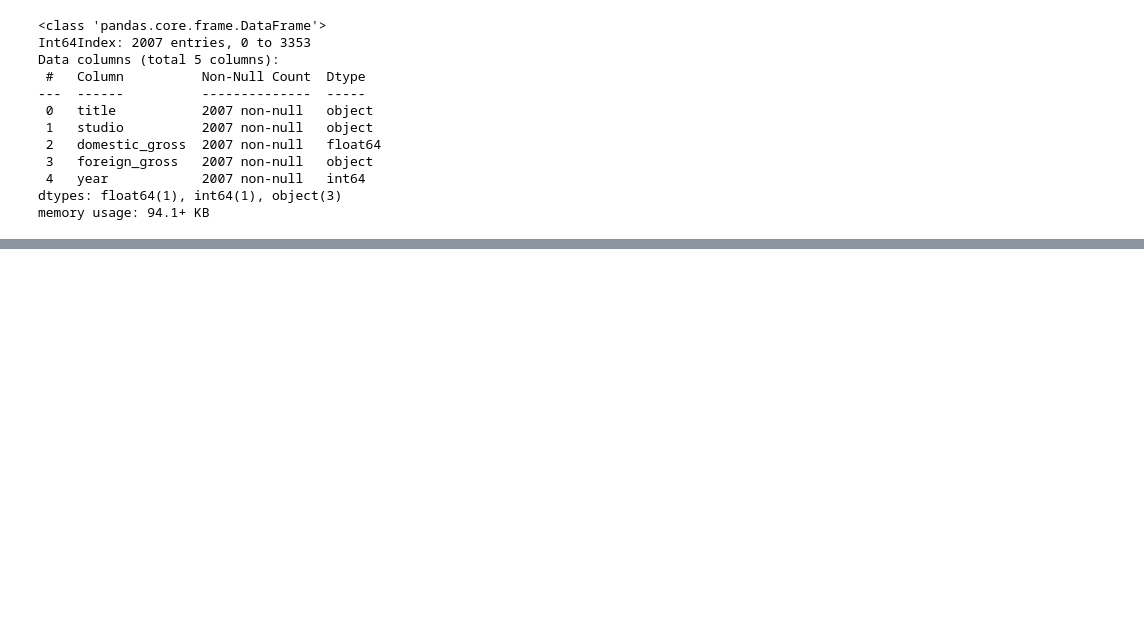
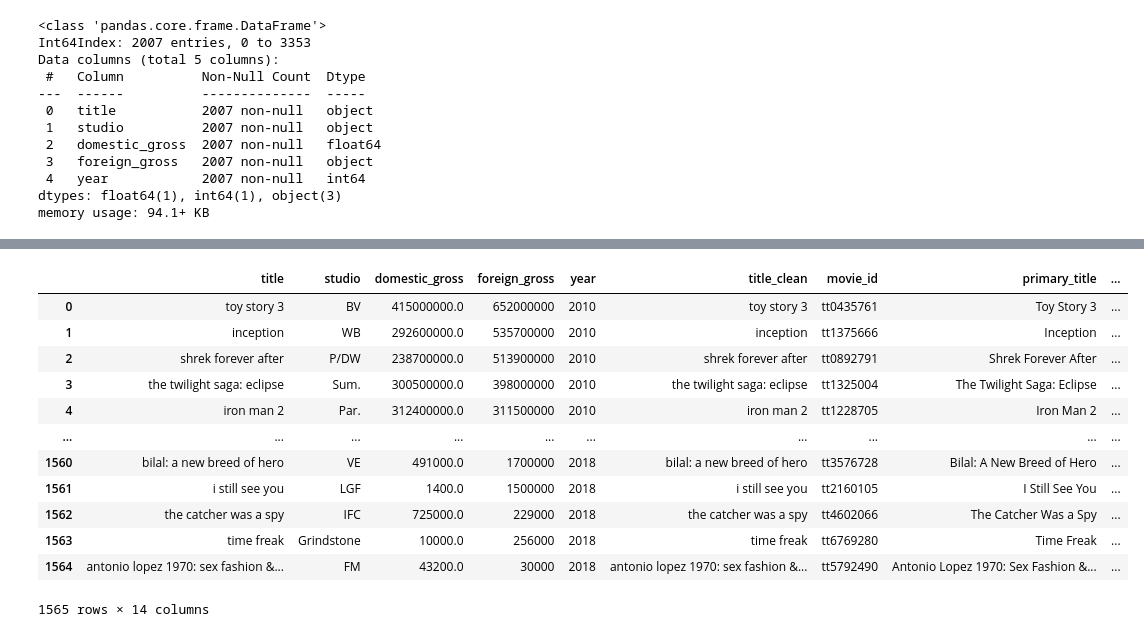
Before and after one commit to tingly-amua/Box-Office-Movie-Analysis, a Jupyter notebook: project.ipynb, the cells around one changed output, grey strips where cells are left out. Drawn from its saved outputs; the diff is of its cells as text; code cells hidden in the pictures; blank space fills up the shorter version.

Commit message:
merge the three datasets, select relevant columns

```diff
--- a/project.ipynb
+++ b/project.ipynb
@@ -214,0 +252,4 @@ memory usage: 6.0+ MB
+# %%
+#merging on 'movie_id' which is similar in both tables
+movies_df = pd.merge(basics_df, ratings_df, on = "movie_id", how = "inner")
+movies_df
@@ -214,0 +299,29 @@ memory usage: 6.0+ MB
+# %%
+#Standardize the titles
+movies_df['original_title'] = movies_df['original_title'].str.lower().str.strip()
+bom_df['title'] = bom_df['title'].str.lower().str.strip()
+tn_df['movie'] = tn_df['movie'].str.lower().str.strip()
+# %%
+#Merge Box Office with IMDB (inner join on titles)
+bom_imdb_df = pd.merge(
+    bom_df,
+    movies_df,
+    left_on='title',
+    right_on='original_title',
+    how='inner'  # or 'left' if you want to keep all from BOM
+)
+bom_imdb_df
+# %% [output]
+|  | title | studio | domestic_gross | foreign_gross | year | title_clean | movie_id | primary_title | ... |
+| 0 | toy story 3 | BV | 415000000.0 | 652000000 | 2010 | toy story 3 | tt0435761 | Toy Story 3 | ... |
+| 1 | inception | WB | 292600000.0 | 535700000 | 2010 | inception | tt1375666 | Inception | ... |
+| 2 | shrek forever after | P/DW | 238700000.0 | 513900000 | 2010 | shrek forever after | tt0892791 | Shrek Forever After | ... |
+| 3 | the twilight saga: eclipse | Sum. | 300500000.0 | 398000000 | 2010 | the twilight saga: eclipse | tt1325004 | The Twilight Saga: Eclipse | ... |
+| 4 | iron man 2 | Par. | 312400000.0 | 311500000 | 2010 | iron man 2 | tt1228705 | Iron Man 2 | ... |
+| ... | ... | ... | ... | ... | ... | ... | ... | ... | ... |
+| 1560 | bilal: a new breed of hero | VE | 491000.0 | 1700000 | 2018 | bilal: a new breed of hero | tt3576728 | Bilal: A New Breed of Hero | ... |
+| 1561 | i still see you | LGF | 1400.0 | 1500000 | 2018 | i still see you | tt2160105 | I Still See You | ... |
+| 1562 | the catcher was a spy | IFC | 725000.0 | 229000 | 2018 | the catcher was a spy | tt4602066 | The Catcher Was a Spy | ... |
+| 1563 | time freak | Grindstone | 10000.0 | 256000 | 2018 | time freak | tt6769280 | Time Freak | ... |
+| 1564 | antonio lopez 1970: sex fashion &... | FM | 43200.0 | 30000 | 2018 | antonio lopez 1970: sex fashion &... | tt5792490 | Antonio Lopez 1970: Sex Fashion &... | ... |
+1565 rows × 14 columns
```
Also changed, not shown: parts of 13 cells of this notebook.
